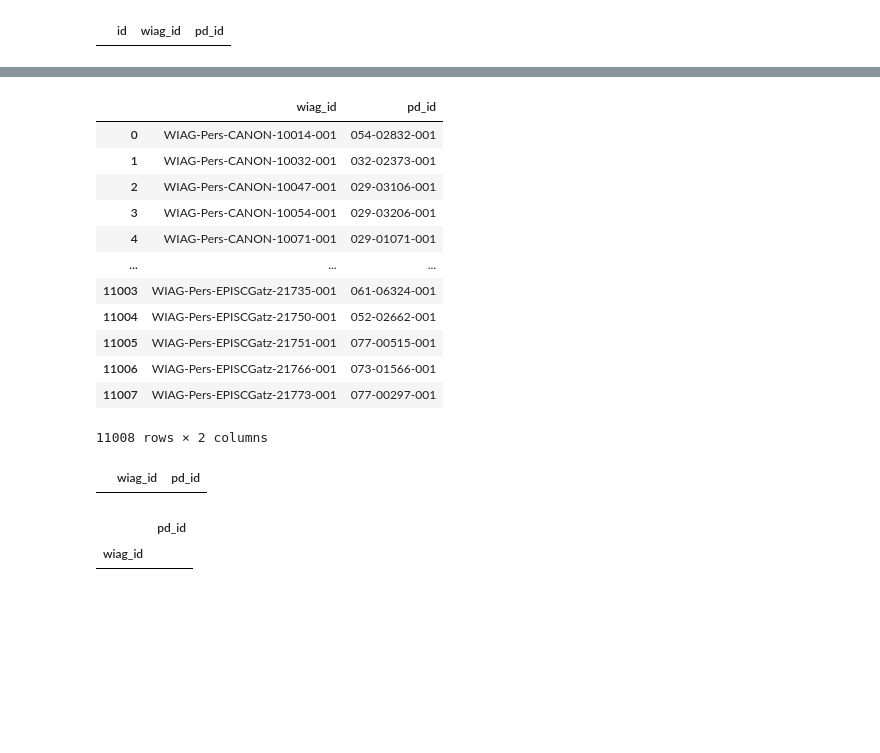
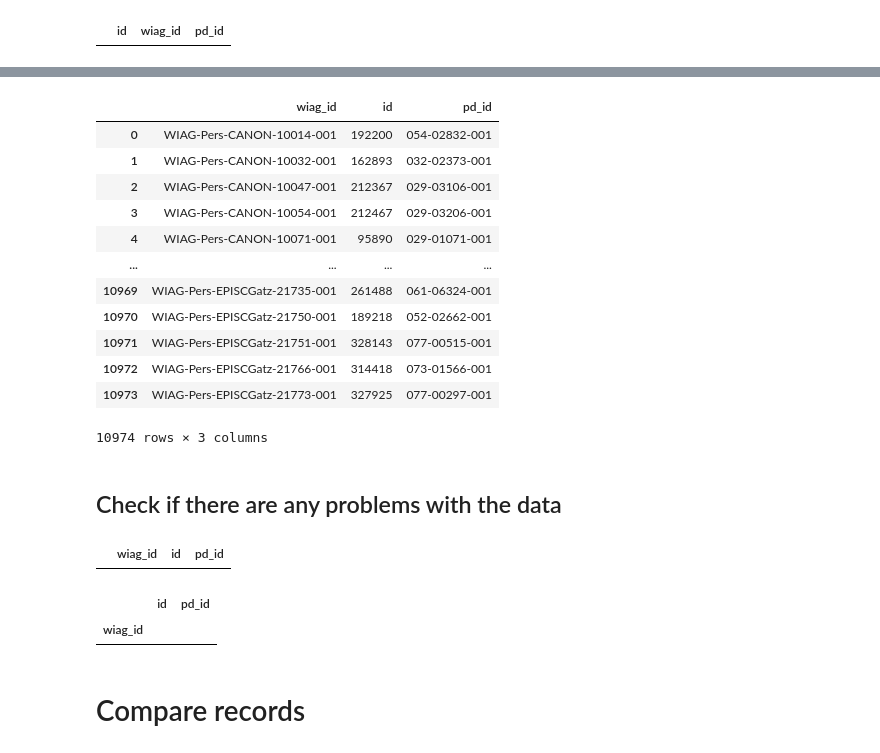
Before and after one commit to WIAG-ADW-GOE/WIAGweb2, a Jupyter notebook: notebooks/pr_recon.ipynb, the cells around one changed output, grey strips where cells are left out. Cells and saved outputs as stored; diff of their text form; code cells hidden in the pictures; blank space fills up the shorter version.

```diff
--- a/notebooks/pr_recon.ipynb
+++ b/notebooks/pr_recon.ipynb
@@ -102,31 +141,34 @@ GROUP BY persons.wiag
 # %%
-# need to fix the ebene problem
-pr_df = pd.read_csv('pr_2024-05-15_1.csv', names=["wiag_id", "pd_id"])
+pr_df = pd.read_csv('pr_2024-05-22.csv', names=["wiag_id", "id", "pd_id"])
 pr_df
 # %% [output]
-|  | wiag_id | pd_id |
-| 0 | WIAG-Pers-CANON-10014-001 | 054-02832-001 |
-| 1 | WIAG-Pers-CANON-10032-001 | 032-02373-001 |
-| 2 | WIAG-Pers-CANON-10047-001 | 029-03106-001 |
-| 3 | WIAG-Pers-CANON-10054-001 | 029-03206-001 |
-| 4 | WIAG-Pers-CANON-10071-001 | 029-01071-001 |
-| ... | ... | ... |
-| 11003 | WIAG-Pers-EPISCGatz-21735-001 | 061-06324-001 |
-| 11004 | WIAG-Pers-EPISCGatz-21750-001 | 052-02662-001 |
-| 11005 | WIAG-Pers-EPISCGatz-21751-001 | 077-00515-001 |
-| 11006 | WIAG-Pers-EPISCGatz-21766-001 | 073-01566-001 |
-| 11007 | WIAG-Pers-EPISCGatz-21773-001 | 077-00297-001 |
+|  | wiag_id | id | pd_id |
+| 0 | WIAG-Pers-CANON-10014-001 | 192200 | 054-02832-001 |
+| 1 | WIAG-Pers-CANON-10032-001 | 162893 | 032-02373-001 |
+| 2 | WIAG-Pers-CANON-10047-001 | 212367 | 029-03106-001 |
+| 3 | WIAG-Pers-CANON-10054-001 | 212467 | 029-03206-001 |
+| 4 | WIAG-Pers-CANON-10071-001 | 95890 | 029-01071-001 |
+| ... | ... | ... | ... |
+| 10969 | WIAG-Pers-EPISCGatz-21735-001 | 261488 | 061-06324-001 |
+| 10970 | WIAG-Pers-EPISCGatz-21750-001 | 189218 | 052-02662-001 |
+| 10971 | WIAG-Pers-EPISCGatz-21751-001 | 328143 | 077-00515-001 |
+| 10972 | WIAG-Pers-EPISCGatz-21766-001 | 314418 | 073-01566-001 |
+| 10973 | WIAG-Pers-EPISCGatz-21773-001 | 327925 | 077-00297-001 |
-11008 rows × 2 columns
+10974 rows × 3 columns
+# %% [markdown]
+## Check if there are any problems with the data
 # %%
 pr_df[pr_df['pd_id'].isna()]
 # %% [output]
-|  | wiag_id | pd_id |
+|  | wiag_id | id | pd_id |
 # %%
 pr_df_gp = pr_df.groupby('wiag_id').count()
 pr_df_gp[pr_df_gp['pd_id'] > 1]
 # %% [output]
-|  | pd_id |
-| wiag_id |  |
+|  | id | pd_id |
+| wiag_id |  |  |
+# %% [markdown]
+# Compare records
 # %%
 joined_df = ic_df.merge(pr_df, on='pd_id', suffixes=('_wiag', '_pd'))
 joined_df
```
Also changed, not shown: parts of 32 cells of this notebook.
